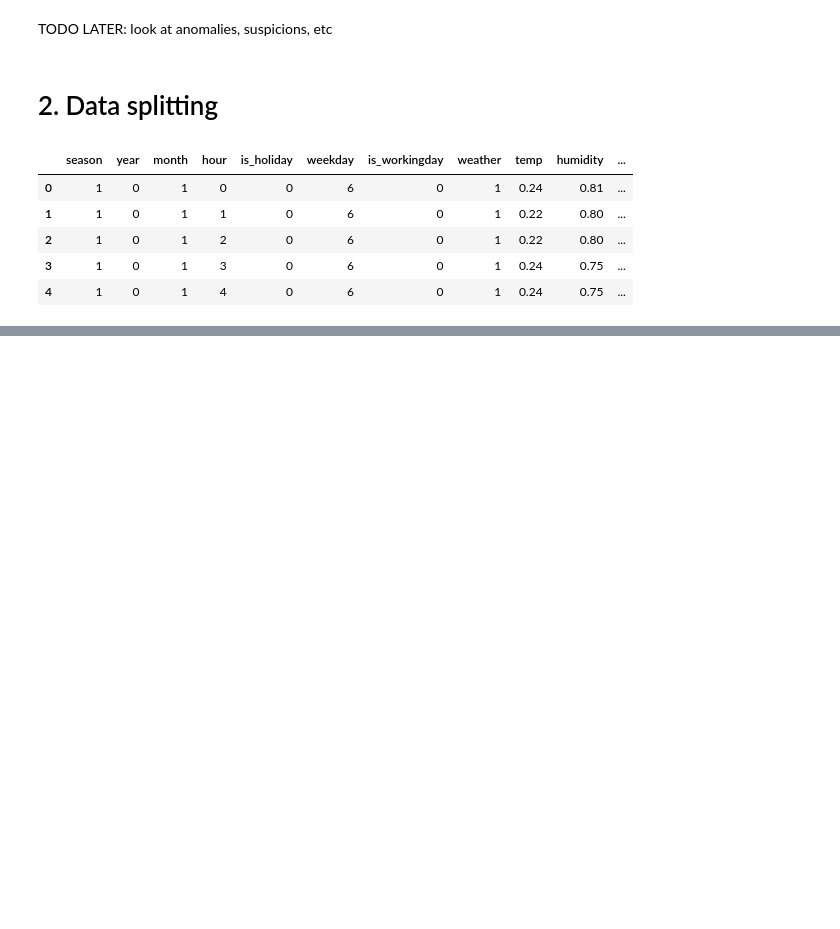
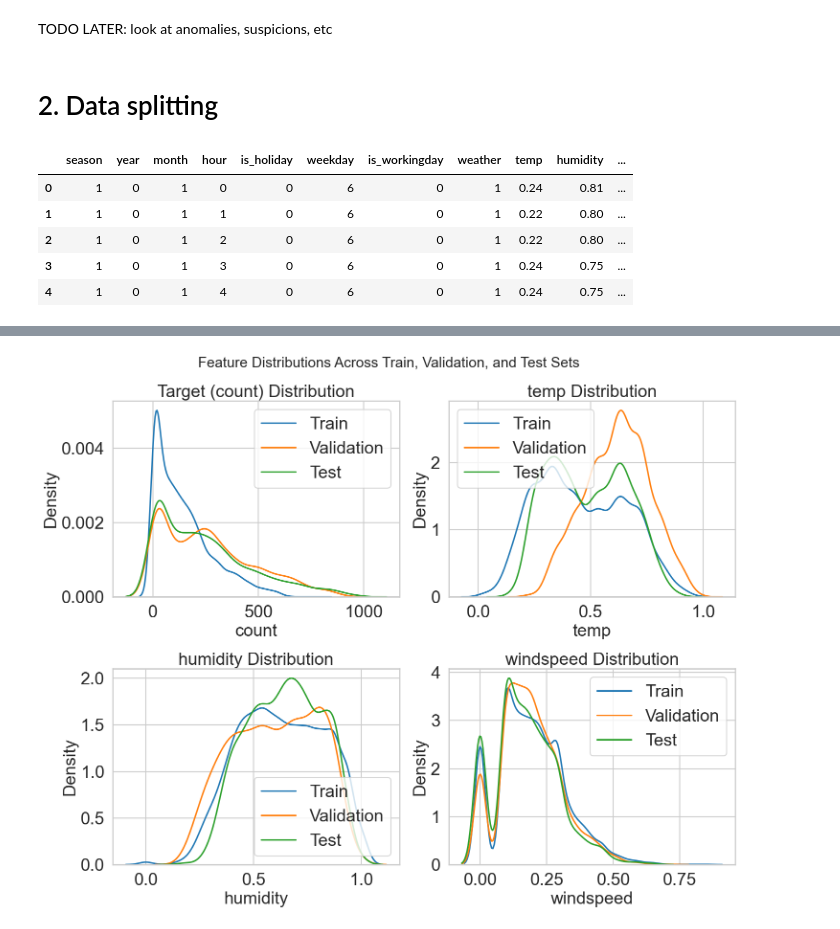
Before and after one commit to leaabj/ML-fundamentals-2025, a Jupyter notebook: assignment_2_lea_aboujaoude[_aboujaoude].ipynb, the cells around one changed output, grey strips where cells are left out. Cells and saved outputs as stored; diff of their text form; code cells hidden in the pictures; blank space fills up the shorter version.

```diff
--- a/assignment_2_lea_aboujaoude[_aboujaoude].ipynb
+++ b/assignment_2_lea_aboujaoude[_aboujaoude].ipynb
@@ -319,0 +331,3 @@ hour_df.head()
+# %%
+X = hour_df.drop(['count'], axis=1)
+y = hour_df['count']
@@ -319,0 +382,80 @@ hour_df.head()
+# %%
+import matplotlib.pyplot as plt
+import seaborn as sns
+
+def compare_distributions(X_train, X_val, X_test, y_train, y_val, y_test):
+    # Set up the figure
+    fig, axes = plt.subplots(2, 2, figsize=(15, 12))
+    fig.suptitle('Feature Distributions Across Train, Validation, and Test Sets')
+
+    # Flatten axes for easier iteration
+    axes = axes.ravel()
+
+    # Plot target variable (count) distribution
+    ax = axes[0]
+    sns.kdeplot(data=y_train, label='Train', ax=ax)
+    sns.kdeplot(data=y_val, label='Validation', ax=ax)
+    sns.kdeplot(data=y_test, label='Test', ax=ax)
+    ax.set_title('Target (count) Distribution')
+    ax.legend()
+
+    # Print basic statistics for target variable
+    print("Target (count) Statistics:")
+    print("\nTrain:")
+    print(f"Mean: {y_train.mean():.2f}")
+    print(f"Std: {y_train.std():.2f}")
+    print("\nValidation:")
+    print(f"Mean: {y_val.mean():.2f}")
+    print(f"Std: {y_val.std():.2f}")
+    print("\nTest:")
+    print(f"Mean: {y_test.mean():.2f}")
+    print(f"Std: {y_test.std():.2f}")
+
+    # Select a few important numeric features to plot
+    numeric_features = ['temp', 'humidity', 'windspeed']
+
+    for i, feature in enumerate(numeric_features, 1):
+        ax = axes[i]
+        sns.kdeplot(data=X_train[feature], label='Train', ax=ax)
+        sns.kdeplot(data=X_val[feature], label='Validation', ax=ax)
+        sns.kdeplot(data=X_test[feature], label='Test', ax=ax)
+        ax.set_title(f'{feature} Distribution')
+        ax.legend()
+
+    plt.tight_layout()
+    plt.show()
+
+    # Check categorical variables distribution
+    categorical_features = ['season', 'weather', 'is_holiday', 'is_workingday']
+
+    fig, axes = plt.subplots(2, 2, figsize=(15, 12))
+    fig.suptitle('Categorical Feature Distributions Across Sets')
+    axes = axes.ravel()
+
+    for i, feature in enumerate(categorical_features):
+        ax = axes[i]
+
+        # Calculate proportions for each set
+        train_props = X_train[feature].value_counts(normalize=True)
+        val_props = X_val[feature].value_counts(normalize=True)
+        test_props = X_test[feature].value_counts(normalize=True)
+
+        # Create bar plot
+        width = 0.25
+        x = np.arange(len(train_props.index))
+
+        ax.bar(x - width, train_props, width, label='Train')
+        ax.bar(x, val_props, width, label='Validation')
+        ax.bar(x + width, test_props, width, label='Test')
+
+        ax.set_title(f'{feature} Distribution')
+        ax.set_xticks(x)
+        ax.set_xticklabels(train_props.index)
+        ax.legend()
+
+    plt.tight_layout()
+    plt.show()
+
+# Run the distribution comparison
+compare_distributions(X_train, X_val, X_test, y_train, y_val, y_test)
+# %% [output]
@@ -319,0 +475 @@ hour_df.head()
+[figure, added]
```
Also changed, not shown: parts of 21 cells of this notebook, 2 other files.
